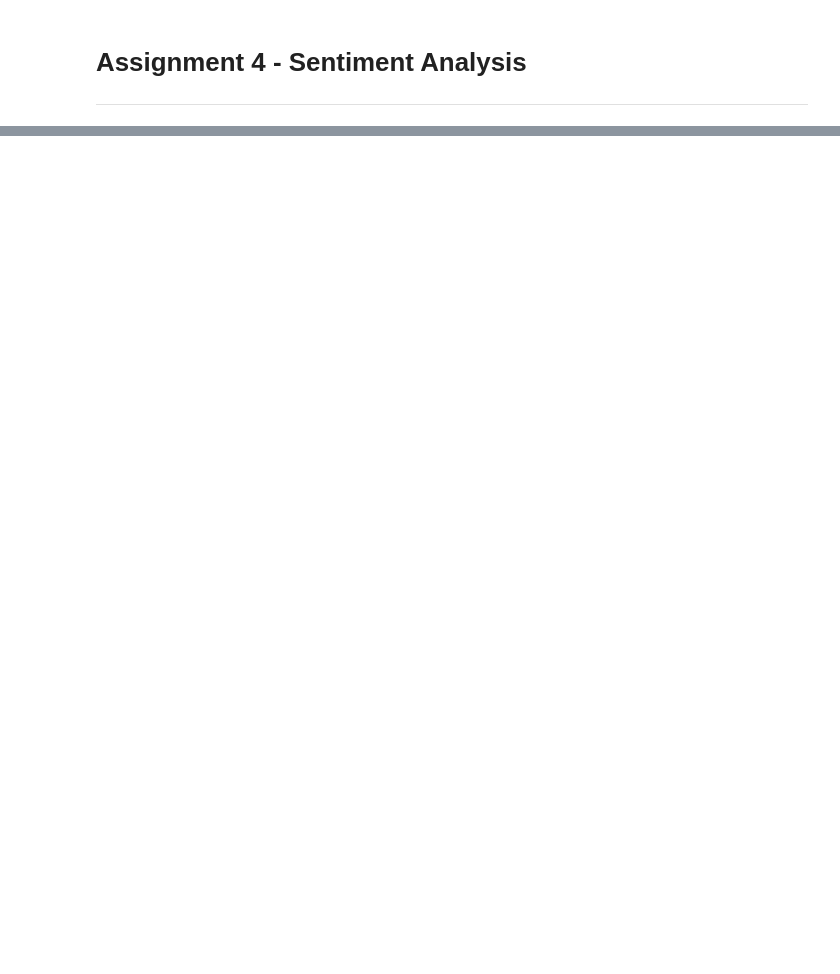
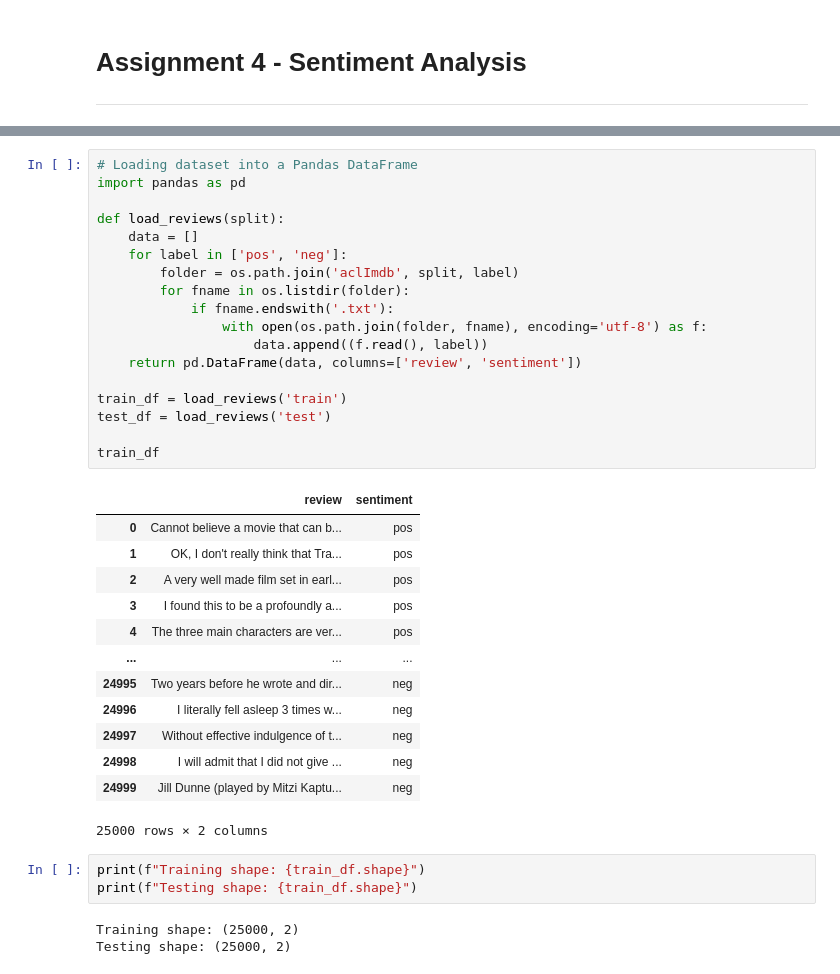
Before and after one commit to ikabrain/UCS772-CV-NLP-Lab, a Jupyter notebook: NLP_assign4/NLP_assign4.ipynb, the cells around one changed output, grey strips where cells are left out. Saved outputs shown, nothing was run; the diff lists cells and outputs as text; blank space fills up the shorter version.

```diff
--- a/NLP_assign4/NLP_assign4.ipynb
+++ b/NLP_assign4/NLP_assign4.ipynb
@@ -9,0 +28,38 @@ import matplotlib.pyplot as plt
+# %%
+# Loading dataset into a Pandas DataFrame
+import pandas as pd
+
+def load_reviews(split):
+    data = []
+    for label in ['pos', 'neg']:
+        folder = os.path.join('aclImdb', split, label)
+        for fname in os.listdir(folder):
+            if fname.endswith('.txt'):
+                with open(os.path.join(folder, fname), encoding='utf-8') as f:
+                    data.append((f.read(), label))
+    return pd.DataFrame(data, columns=['review', 'sentiment'])
+
+train_df = load_reviews('train')
+test_df = load_reviews('test')
+
+train_df
+# %% [output]
+|  | review | sentiment |
+| 0 | Cannot believe a movie that can b... | pos |
+| 1 | OK, I don't really think that Tra... | pos |
+| 2 | A very well made film set in earl... | pos |
+| 3 | I found this to be a profoundly a... | pos |
+| 4 | The three main characters are ver... | pos |
+| ... | ... | ... |
+| 24995 | Two years before he wrote and dir... | neg |
+| 24996 | I literally fell asleep 3 times w... | neg |
+| 24997 | Without effective indulgence of t... | neg |
+| 24998 | I will admit that I did not give ... | neg |
+| 24999 | Jill Dunne (played by Mitzi Kaptu... | neg |
+25000 rows × 2 columns
+# %%
+print(f"Training shape: {train_df.shape}")
+print(f"Testing shape: {train_df.shape}")
+# %% [output]
+Training shape: (25000, 2)
+Testing shape: (25000, 2)
```
Also changed, not shown: parts of 17 cells of this notebook.
